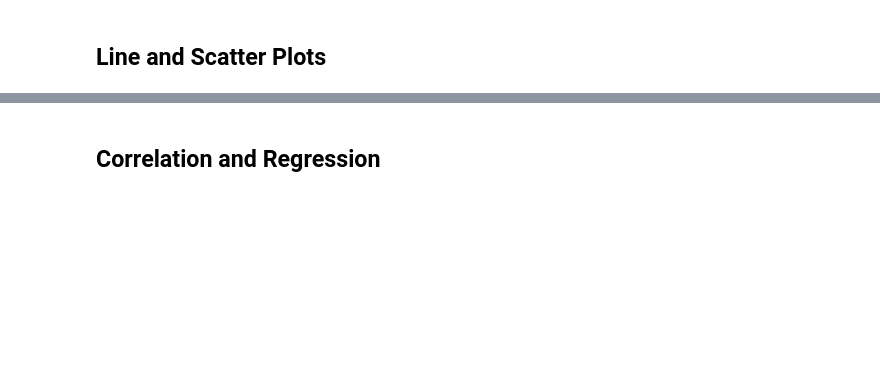
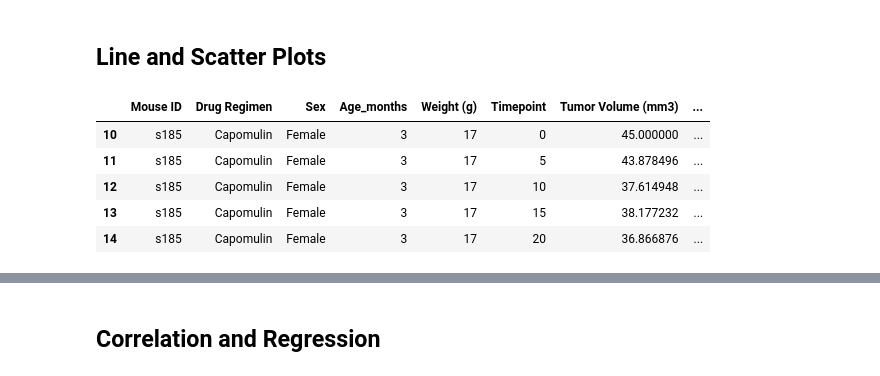
Before and after one commit to acsours/matplotlib-homework, a Jupyter notebook: pymaceuticals_starter.ipynb, the cells around one changed output, grey strips where cells are left out. Saved outputs shown, nothing was run; the diff lists cells and outputs as text; code cells hidden in the pictures; blank space fills up the shorter version.

```diff
--- a/pymaceuticals_starter.ipynb
+++ b/pymaceuticals_starter.ipynb
@@ -348,18 +281,20 @@ plt.show()
 # %% [markdown]
 ## Line and Scatter Plots
 # %%
-# Generate a line plot of tumor volume vs. time point for a mouse treated with Capomulin
-# using original df, pull time and tumor volume for one mouse id that also is capomulin
+#Pull time and tumor volume for one mouse id that also is capomulin
 merged_df_clean.head()
 capomulin_filter=merged_df_clean.loc[:, 'Drug Regimen']=='Capomulin'
 
 cap_mice=merged_df_clean.loc[capomulin_filter, 'Mouse ID']
-cap_mice.head(10)
-
-# mouse s185 is on capomulin.
-# pull time and tumor volume for
 
 cap_mouse_filter=merged_df_clean.loc[:, 'Mouse ID']=='s185'
 cap_mouse_df=merged_df_clean.loc[cap_mouse_filter,]
-cap_mouse_df
+cap_mouse_df.head()
+# %% [output]
+|  | Mouse ID | Drug Regimen | Sex | Age_months | Weight (g) | Timepoint | Tumor Volume (mm3) | ... |
+| 10 | s185 | Capomulin | Female | 3 | 17 | 0 | 45.000000 | ... |
+| 11 | s185 | Capomulin | Female | 3 | 17 | 5 | 43.878496 | ... |
+| 12 | s185 | Capomulin | Female | 3 | 17 | 10 | 37.614948 | ... |
+| 13 | s185 | Capomulin | Female | 3 | 17 | 15 | 38.177232 | ... |
+| 14 | s185 | Capomulin | Female | 3 | 17 | 20 | 36.866876 | ... |
 # %%
```
Also changed, not shown: parts of 21 cells of this notebook.
